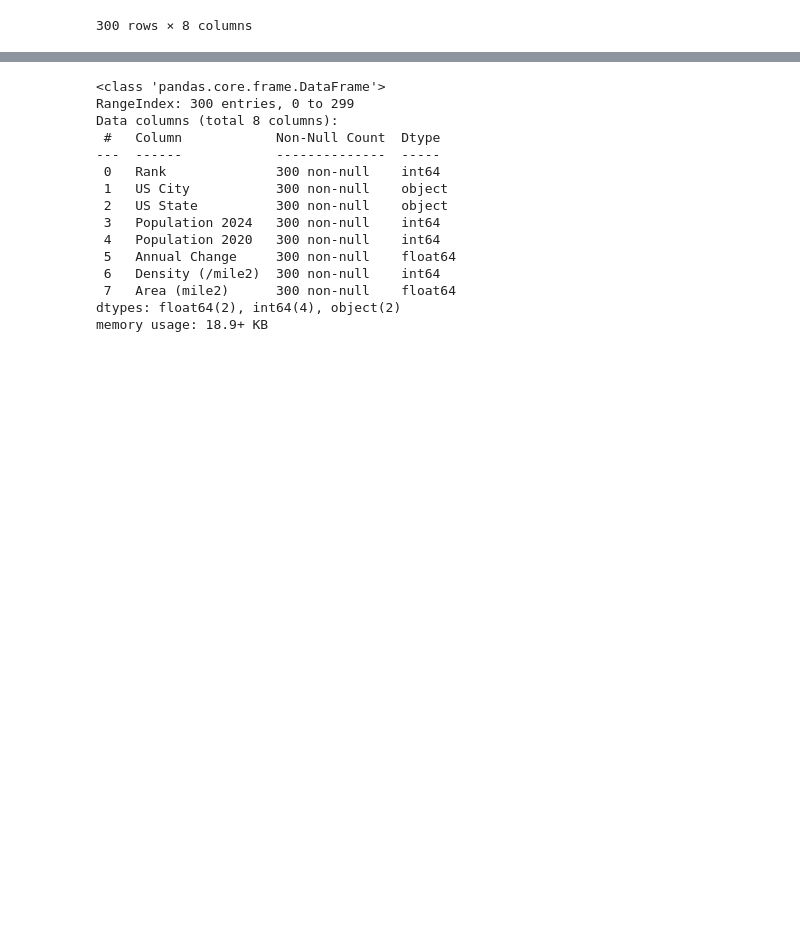
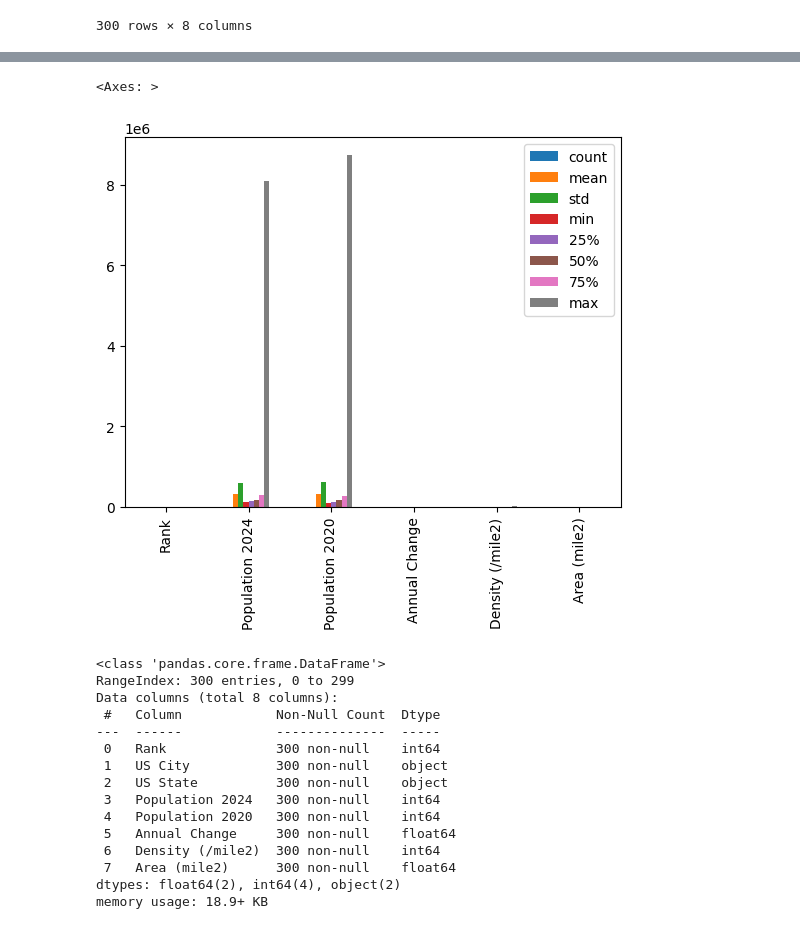
Before and after one commit to 254Bit/InteractiveDashboards, a Jupyter notebook: Population/population.ipynb, the cells around one changed output, grey strips where cells are left out. Drawn from its saved outputs; the diff is of its cells as text; code cells hidden in the pictures; blank space fills up the shorter version.

```diff
--- a/Population/population.ipynb
+++ b/Population/population.ipynb
@@ -33,3 +31,8 @@ df.describe()
+# %%
+df.describe().T.plot(kind='bar')
+# %% [output]
+<Axes: >
+[figure, added]
 # %%
 df.info()
 # %% [output]
```
Also changed, not shown: parts of 1 cell of this notebook.
